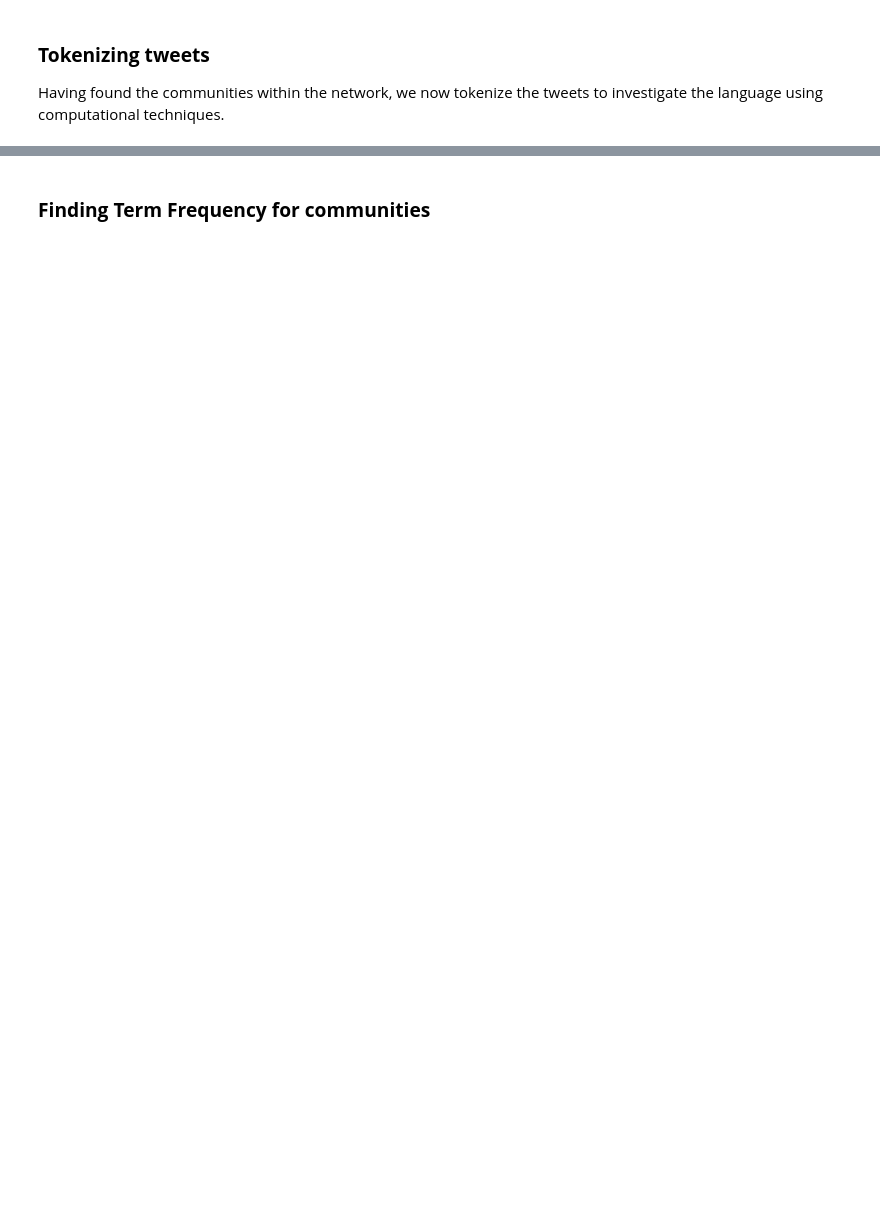
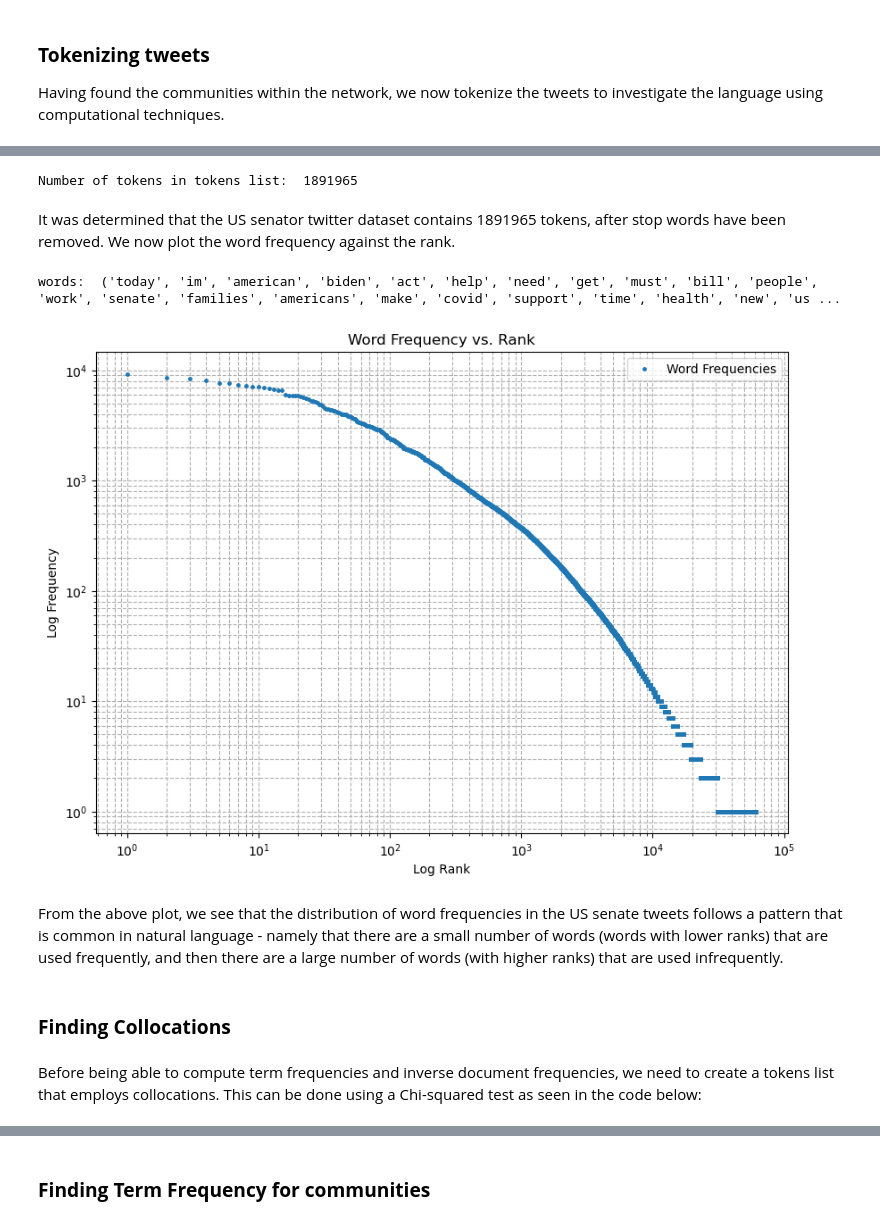
Before and after one commit to albert-moller/CSSFinalAssignment, a Jupyter notebook: ProjectB.ipynb, the cells around one changed output, grey strips where cells are left out. Cells and saved outputs as stored; diff of their text form; code cells hidden in the pictures; blank space fills up the shorter version.

Commit message:
Implemented collocations, tokenization, tf, idf and tf-idf

```diff
--- a/ProjectB.ipynb
+++ b/ProjectB.ipynb
@@ -474,3 +473,23 @@ Community 6: ['ChrisMurphyCT', 'CoryBooker', 'MartinHeinrich', 'PattyMurray', 'R
 # %% [markdown]
 ### **Tokenizing tweets**
 Having found the communities within the network, we now tokenize the tweets to investigate the language using computational techniques.
+# %%
+import re
+from nltk.tokenize import word_tokenize
+import nltk
+nltk.download('stopwords')
+from nltk.corpus import stopwords
+
+def tokenize(text):
+    text = text.lower()
+    text = re.sub(r'-', ' ', text)
+    text = re.sub("'", '', text)
+    text = re.sub(r'http\S+|www\S+|https\S+', '', text, flags=re.MULTILINE)
+    text = re.sub(r'[^a-z\s]', ' ', text)
+    tokens = word_tokenize(text)
+    stop_words = set(stopwords.words("english"))
+    tokens = [token for token in tokens if token.strip() and token not in stop_words]
+    return tokens
+
+df['tokens'] = df['text'].apply(tokenize)
+df['tokens'].head()
@@ -476,0 +506,36 @@ Having found the communities within the network, we now tokenize the tweets to i
+# %%
+tokens_list = df['tokens'].explode()
+tokens_list = tokens_list.tolist()
+print("Number of tokens in tokens list: ", len(tokens_list))
+# %% [output]
+Number of tokens in tokens list:  1891965
+# %% [markdown]
+It was determined that the US senator twitter dataset contains 1891965 tokens, after stop words have been removed. We now plot the word frequency against the rank.
+# %%
+from nltk import *
+freqdist = FreqDist(tokens_list)
+
+def frequency_rank_plot(tokens_list):
+    freqdist = FreqDist(tokens_list)
+    words, frequencies = zip(*freqdist.most_common())
+    print("words: ", words)
+    ranks = np.arange(1, len(words) + 1)
+    plt.figure(figsize=(10, 7))
+    plt.loglog(ranks, frequencies, marker=".", linestyle='None', markersize=5, label='Word Frequencies')
+    plt.title('Word Frequency vs. Rank')
+    plt.xlabel('Log Rank')
+    plt.ylabel('Log Frequency')
+    plt.grid(True, which="both", ls="--")
+    plt.legend()
+    plt.show()
+
+frequency_rank_plot(tokens_list)
+# %% [output]
+words:  ('today', 'im', 'american', 'biden', 'act', 'help', 'need', 'get', 'must', 'bill', 'people', 'work', 'senate', 'families', 'americans', 'make', 'covid', 'support', 'time', 'health', 'new', 'us ...
+[figure, added]
+# %% [markdown]
+From the above plot, we see that the distribution of word frequencies in the US senate tweets follows a pattern that is common in natural language - namely that there are a small number of words (words with lower ranks) that are used frequently, and then there are a large number of words (with higher ranks) that are used infrequently.
+# %% [markdown]
+### **Finding Collocations**
+# %% [markdown]
+Before being able to compute term frequencies and inverse document frequencies, we need to create a tokens list that employs collocations. This can be done using a Chi-squared test as seen in the code below:
```
Also changed, not shown: parts of 16 cells of this notebook.
